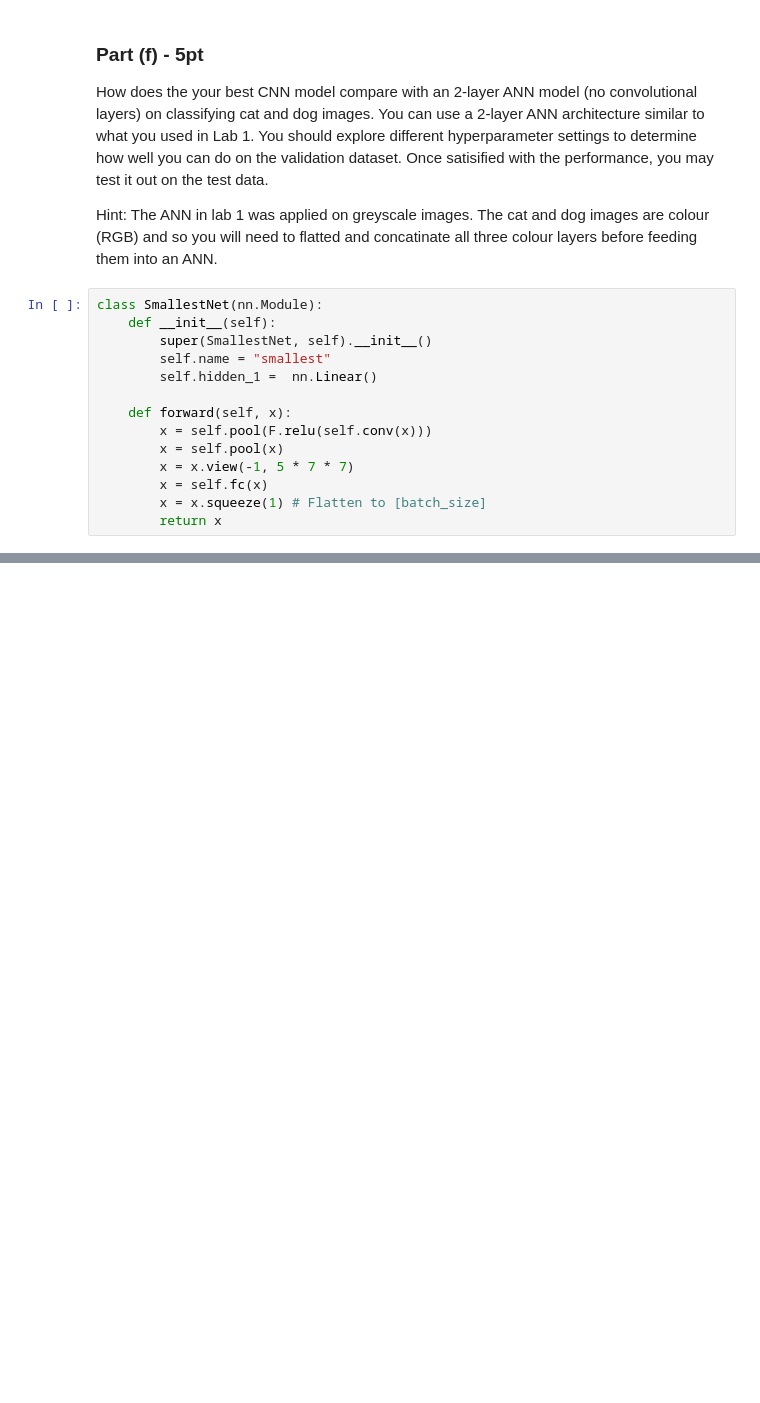
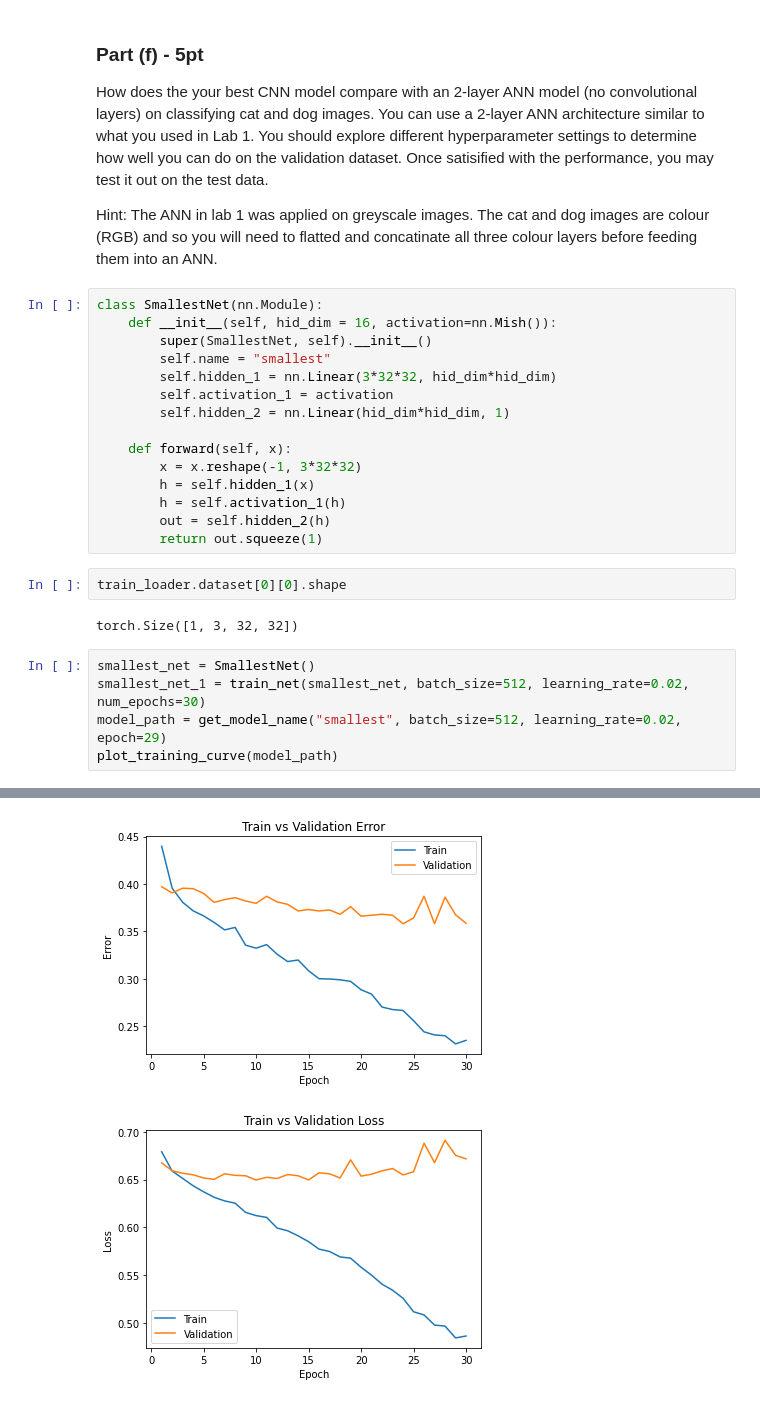
Before and after one commit to GreatArcStudios/APS360, a Jupyter notebook: Lab 2/Lab2 Cats vs Dogs.ipynb, the cells around one changed output, grey strips where cells are left out. Drawn from its saved outputs; the diff is of its cells as text; blank space fills up the shorter version.

```diff
--- a/Lab 2/Lab2 Cats vs Dogs.ipynb
+++ b/Lab 2/Lab2 Cats vs Dogs.ipynb
@@ -832,15 +834,26 @@ How does the your best CNN model compare with an 2-layer ANN model (no convoluti
 Hint: The ANN in lab 1 was applied on greyscale images. The cat and dog images are colour (RGB) and so you will need to flatted and concatinate all three colour layers before feeding them into an ANN.
 # %%
 class SmallestNet(nn.Module):
-    def __init__(self):
+    def __init__(self, hid_dim = 16, activation=nn.Mish()):
         super(SmallestNet, self).__init__()
         self.name = "smallest"
-        self.hidden_1 =  nn.Linear()
+        self.hidden_1 = nn.Linear(3*32*32, hid_dim*hid_dim)
+        self.activation_1 = activation
+        self.hidden_2 = nn.Linear(hid_dim*hid_dim, 1)
 
     def forward(self, x):
-        x = self.pool(F.relu(self.conv(x)))
-        x = self.pool(x)
-        x = x.view(-1, 5 * 7 * 7)
-        x = self.fc(x)
-        x = x.squeeze(1) # Flatten to [batch_size]
-        return x
+        x = x.reshape(-1, 3*32*32)
+        h = self.hidden_1(x)
+        h = self.activation_1(h)
+        out = self.hidden_2(h)
+        return out.squeeze(1)
+# %%
+train_loader.dataset[0][0].shape
+# %% [output]
+torch.Size([1, 3, 32, 32])
+# %%
+smallest_net = SmallestNet()
+smallest_net_1 = train_net(smallest_net, batch_size=512, learning_rate=0.02, num_epochs=30)
+model_path = get_model_name("smallest", batch_size=512, learning_rate=0.02, epoch=29)
+plot_training_curve(model_path)
+# %% [output]
@@ -846,0 +877,2 @@ class SmallestNet(nn.Module):
+[figure, added]
+[figure, added]
```
Also changed, not shown: parts of 8 cells of this notebook.
